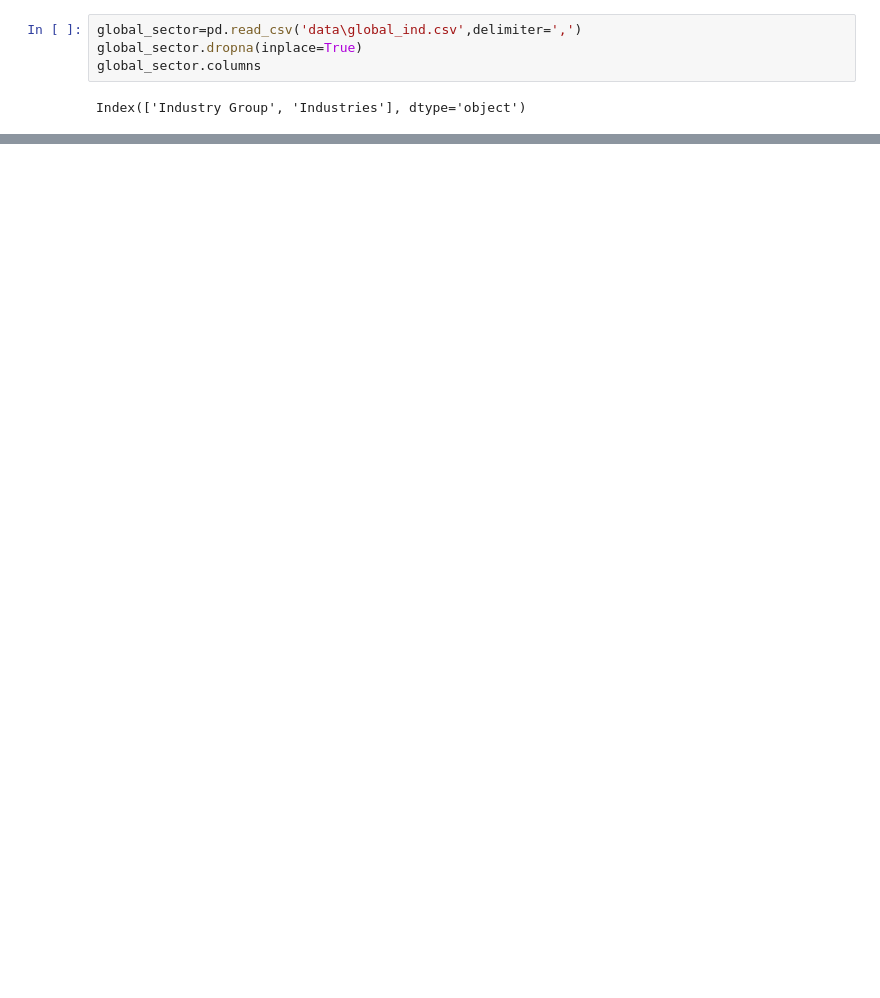
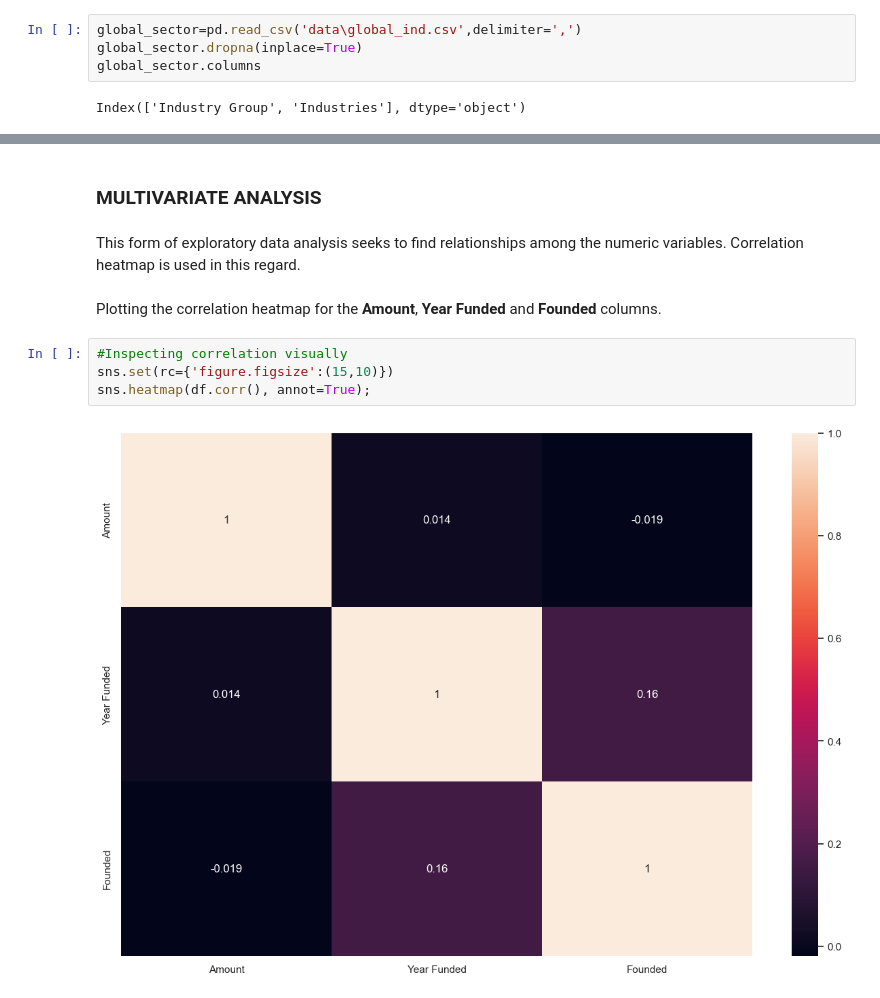
Before and after one commit to HannahMwende/India-startup-funding-analysis, a Jupyter notebook: indian_startup_funding.ipynb, the cells around one changed output, grey strips where cells are left out. Cells and saved outputs as stored; diff of their text form; blank space fills up the shorter version.

```diff
--- a/indian_startup_funding.ipynb
+++ b/indian_startup_funding.ipynb
@@ -2595,0 +2739,12 @@ pd.set_option("max_rows",None)
+# %% [markdown]
+### **MULTIVARIATE ANALYSIS**
+# %% [markdown]
+This form of exploratory data analysis seeks to find relationships among the numeric variables. Correlation heatmap is used in this regard.
+# %% [markdown]
+Plotting the correlation heatmap for the **Amount**, **Year Funded** and **Founded** columns.
+# %%
+#Inspecting correlation visually
+sns.set(rc={'figure.figsize':(15,10)})
+sns.heatmap(df.corr(), annot=True);
+# %% [output]
+[figure, added]
```
Also changed, not shown: parts of 58 cells of this notebook, 1 other file.
